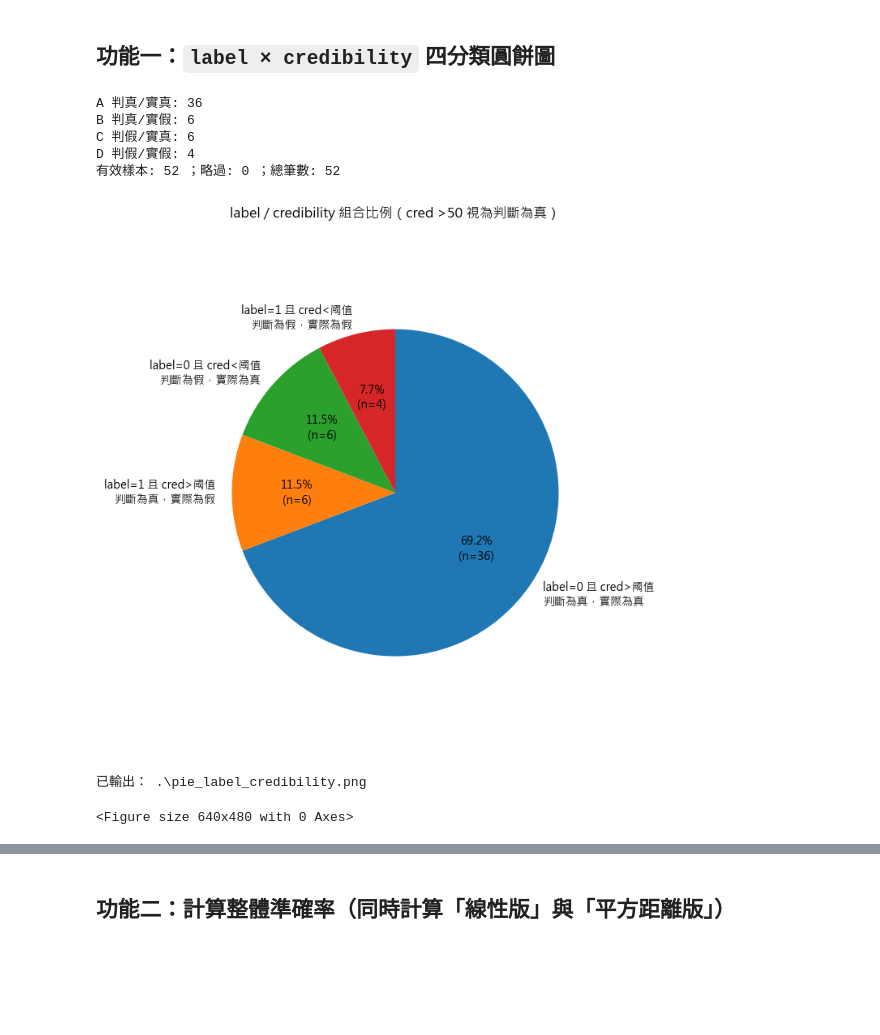
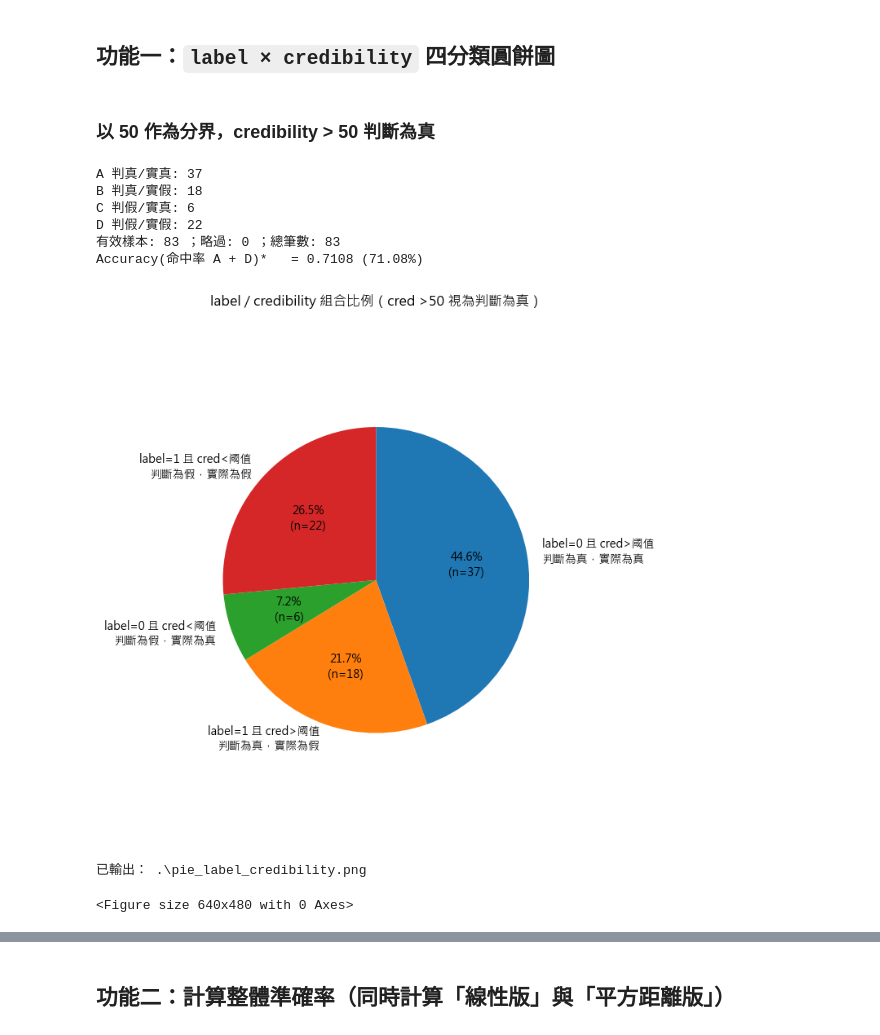
Before and after one commit to Risto8456/News-Topics, a Jupyter notebook: result1_analysis/news_analysis.ipynb, the cells around one changed output, grey strips where cells are left out. Drawn from its saved outputs; the diff is of its cells as text; code cells hidden in the pictures; blank space fills up the shorter version.

```diff
--- a/result1_analysis/news_analysis.ipynb
+++ b/result1_analysis/news_analysis.ipynb
@@ -110,6 +110,8 @@ def to_float(x) -> float:
         return math.nan
 # %% [markdown]
 ## 功能一：`label × credibility` 四分類圓餅圖
+# %% [markdown]
+### 以 50 作為分界，credibility > 50 判斷為真
 # %%
 from typing import Tuple
 from matplotlib import pyplot as plt
@@ -145,41 +147,45 @@ print("C 判假/實真:", C)
 print("D 判假/實假:", D)
 print("有效樣本:", total, "；略過:", skipped, "；總筆數:", total_all)
 
+acc = (A + D) / total if total > 0 else 0.0
+print("Accuracy(命中率 A + D)*   =", f'{acc:.4f} ({acc*100:.2f}%)')
+
 labels = [
     "label=0 且 cred>阈值\n判斷為真，實際為真" if not THRESHOLD_INCLUSIVE else "label=0 且 cred≥阈值\n判斷為真，實際為真",
     "label=1 且 cred>阈值\n判斷為真，實際為假" if not THRESHOLD_INCLUSIVE else "label=1 且 cred≥阈值\n判斷為真，實際為假",
     "label=0 且 cred<阈值\n判斷為假，實際為真",
     "label=1 且 cred<阈值\n判斷為假，實際為假",
 ]
 sizes = [A, B, C, D]
 total = sum(sizes) if sum(sizes) > 0 else 1
 
 def autopct_fmt(pct):
     count = int(round(pct/100.0 * total))
     return f"{pct:.1f}%\n(n={count})"
 
 fig, ax = plt.subplots(figsize=(7,7))
 wedges, texts, autotexts = ax.pie(
     sizes,
     labels=labels,
     autopct=autopct_fmt,
     startangle=90,
     counterclock=False
 )
 ax.axis("equal")
 title_thr = f">{THRESHOLD}" if not THRESHOLD_INCLUSIVE else f">={THRESHOLD}"
 ax.set_title(f"label / credibility 組合比例（cred {title_thr} 視為判斷為真）", pad=16)
 plt.tight_layout()
 plt.show()
 os.makedirs(os.path.dirname(OUTPUT_PNG) or ".", exist_ok=True)
 plt.savefig(OUTPUT_PNG, dpi=200)
 print("已輸出：", OUTPUT_PNG)
 # %% [output]
-A 判真/實真: 36
-B 判真/實假: 6
+A 判真/實真: 37
+B 判真/實假: 18
 C 判假/實真: 6
-D 判假/實假: 4
-有效樣本: 52 ；略過: 0 ；總筆數: 52
+D 判假/實假: 22
+有效樣本: 83 ；略過: 0 ；總筆數: 83
+Accuracy(命中率 A + D)*   = 0.7108 (71.08%)
-[figure, old version]
+[figure, new version]
 已輸出： .\pie_label_credibility.png
 <Figure size 640x480 with 0 Axes>
```
Also changed, not shown: parts of 7 cells of this notebook, 3 other files.
